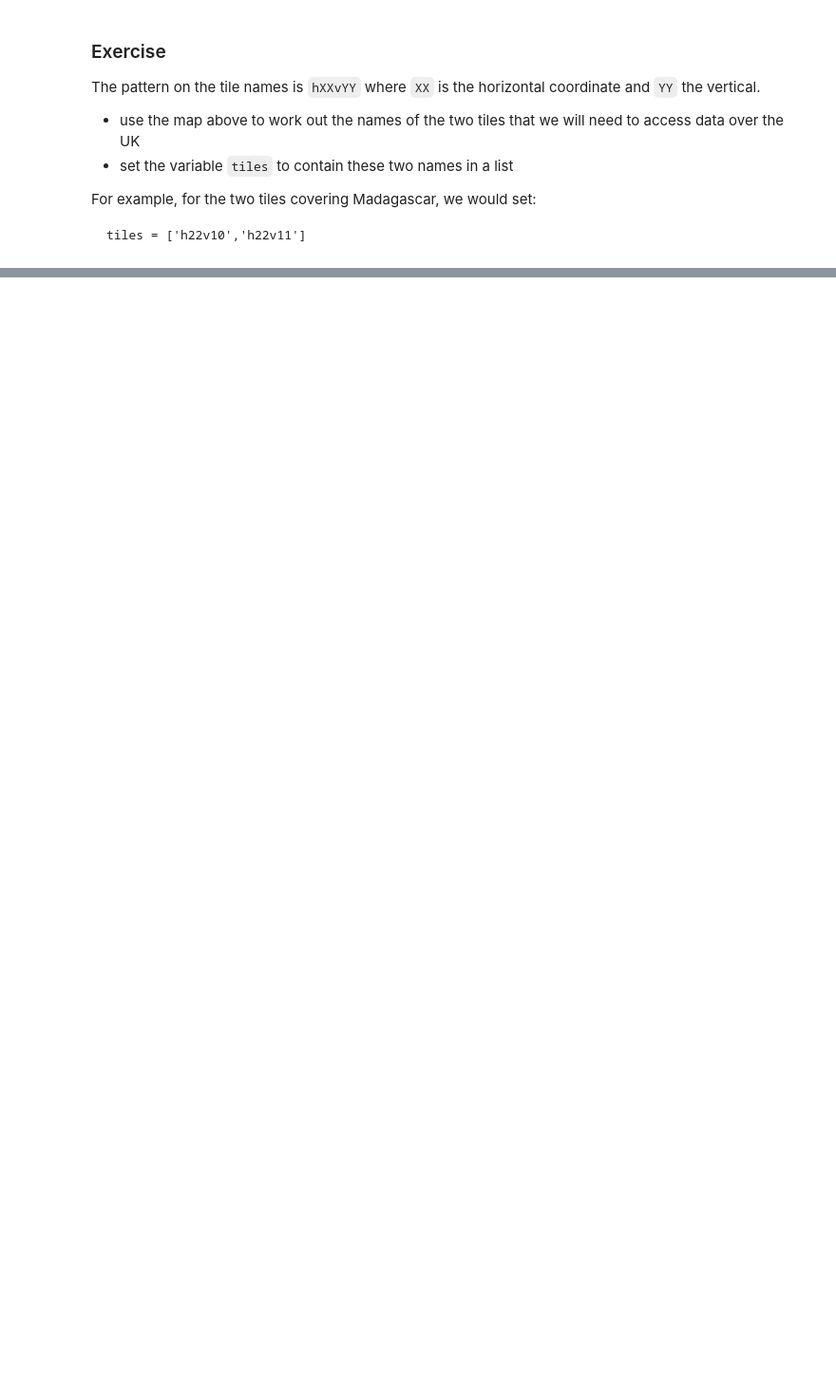
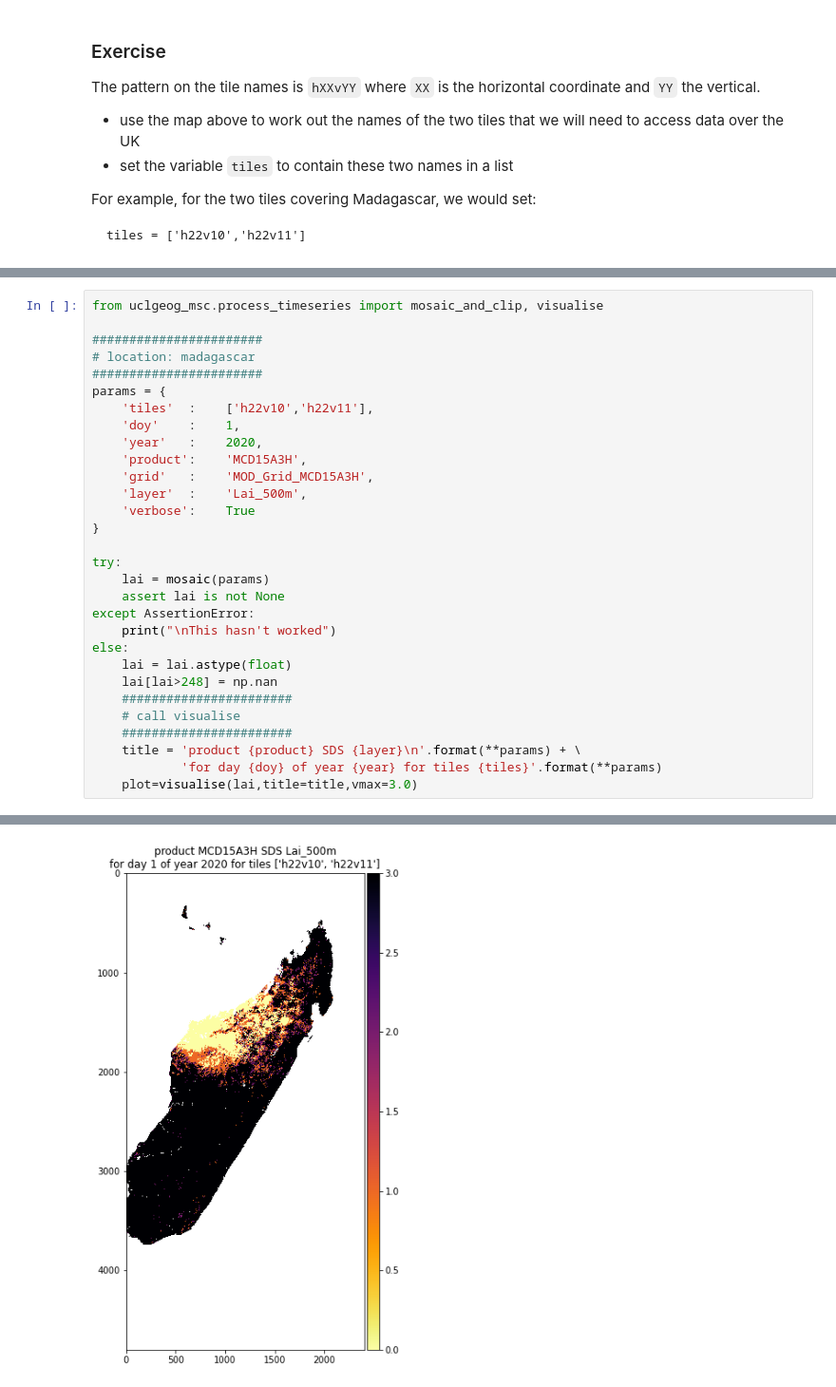
Before and after one commit to UCL-EO/uclgeog_msc_core, a Jupyter notebook: NASA MODIS Earthdata.ipynb, the cells around one changed output, grey strips where cells are left out. Shown at 95% size. Drawn from its saved outputs; the diff is of its cells as text; blank space fills up the shorter version.

```diff
--- a/NASA MODIS Earthdata.ipynb
+++ b/NASA MODIS Earthdata.ipynb
@@ -344,0 +480,31 @@ tiles
+# %%
+from uclgeog_msc.process_timeseries import mosaic_and_clip, visualise
+
+#######################
+# location: madagascar
+#######################
+params = {
+    'tiles'  :    ['h22v10','h22v11'],
+    'doy'    :    1,
+    'year'   :    2020,
+    'product':    'MCD15A3H',
+    'grid'   :    'MOD_Grid_MCD15A3H',
+    'layer'  :    'Lai_500m',
+    'verbose':    True
+}
+
+try:
+    lai = mosaic(params)
+    assert lai is not None
+except AssertionError:
+    print("\nThis hasn't worked")
+else:
+    lai = lai.astype(float)
+    lai[lai>248] = np.nan
+    #######################
+    # call visualise
+    #######################
+    title = 'product {product} SDS {layer}\n'.format(**params) + \
+            'for day {doy} of year {year} for tiles {tiles}'.format(**params)
+    plot=visualise(lai,title=title,vmax=3.0)
+# %% [output]
@@ -344,0 +523 @@ tiles
+[figure, added]
```
Also changed, not shown: parts of 56 cells of this notebook, 5 other files.
